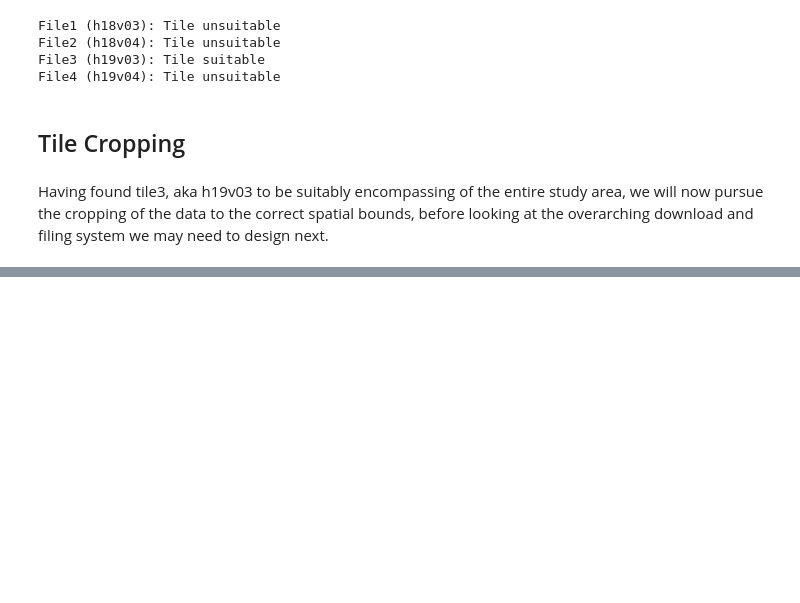
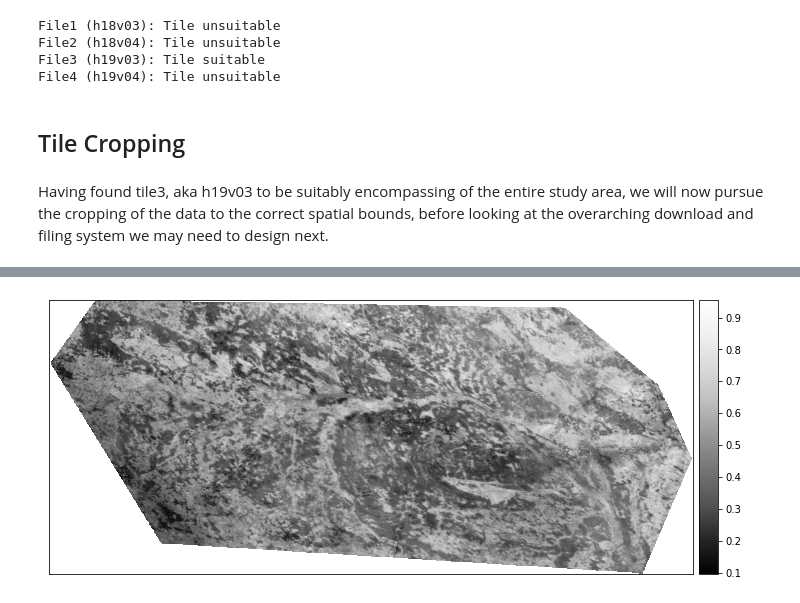
Before and after one commit to ai4er-cdt/WildfireDistribution, a Jupyter notebook: notebooks/exploratory/1.0_td_modis_ndmi_preprocessing.ipynb, the cells around one changed output, grey strips where cells are left out. Drawn from its saved outputs; the diff is of its cells as text; code cells hidden in the pictures; blank space fills up the shorter version.

```diff
--- a/notebooks/exploratory/1.0_td_modis_ndmi_preprocessing.ipynb
+++ b/notebooks/exploratory/1.0_td_modis_ndmi_preprocessing.ipynb
@@ -393,0 +405,9 @@ KeyboardInterrupt:
+# %%
+# Opening a the previously generated netCDF file.
+ds_disk = xr.open_dataset("/Users/thomasdodd/Library/CloudStorage/OneDrive-MillfieldEnterprisesLimited/ndmi_pre-processing/modis_downloading_testing/output/test.nc")
+# %%
+# Plotting the saved netcdf file.
+ep.plot_bands(ds_disk.sur_refl_b02_avg)
+plt.show()
+# %% [output]
+[figure, added]
```
Also changed, not shown: parts of 46 cells of this notebook, 4 other files.
